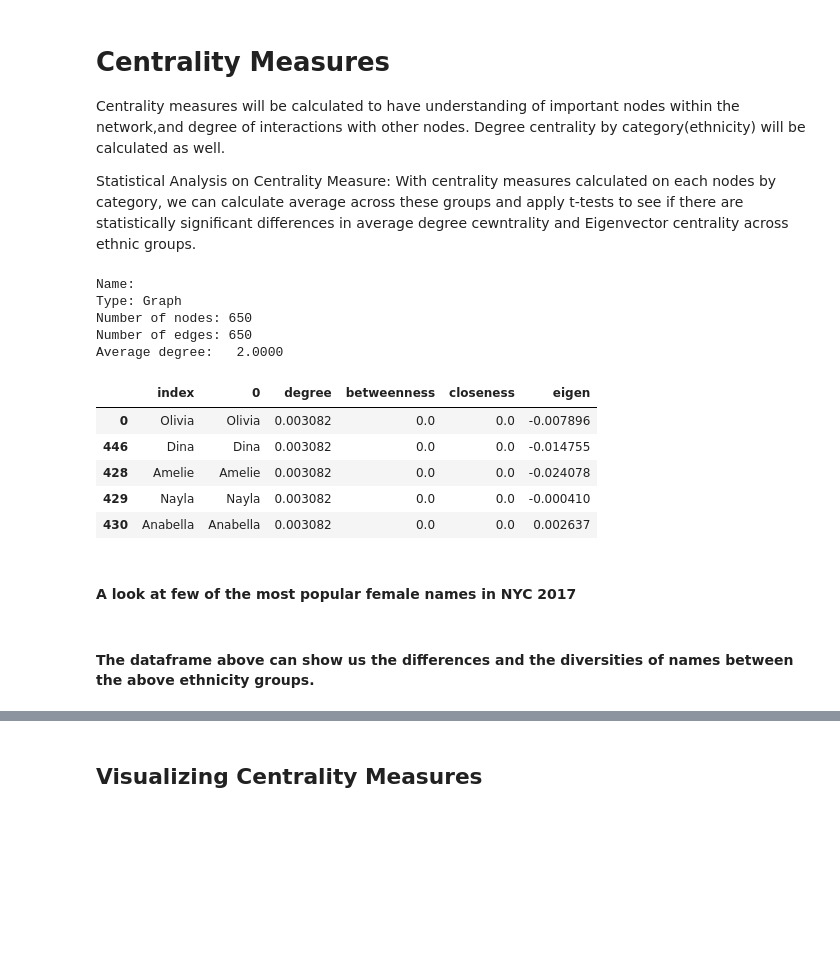
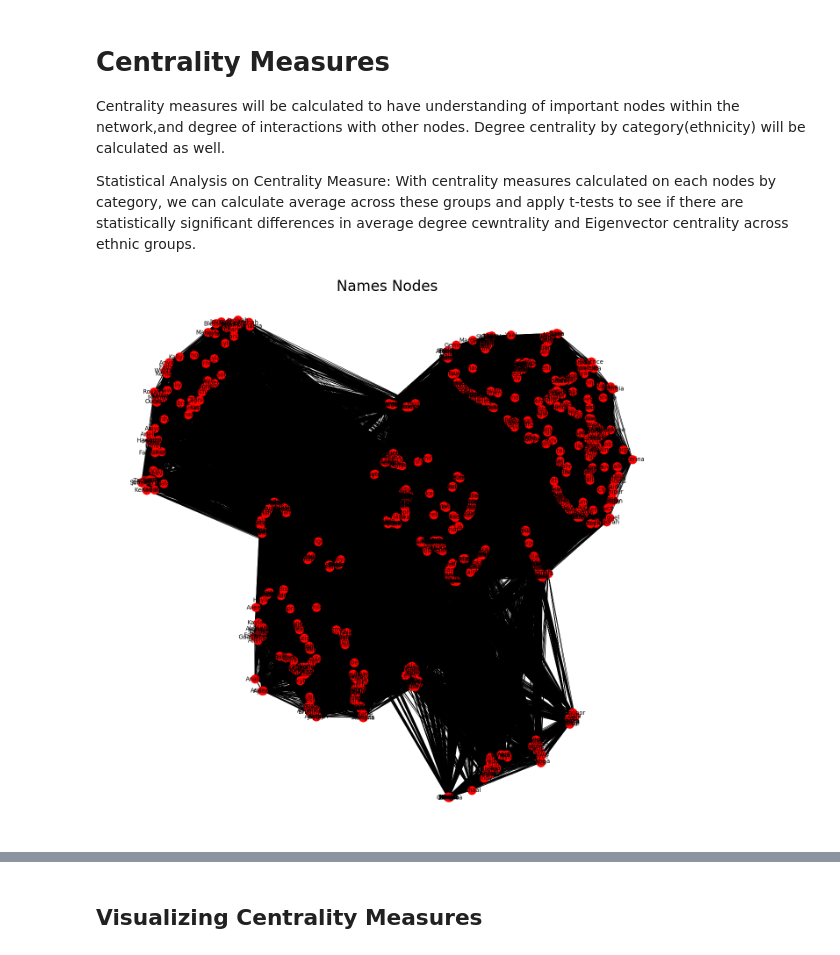
Before and after one commit to akarimhammoud/DATA-620, a Jupyter notebook: Week_3_project_1/Project 1 Centrality measures V2.ipynb, the cells around one changed output, grey strips where cells are left out. Drawn from its saved outputs; the diff is of its cells as text; code cells hidden in the pictures; blank space fills up the shorter version.

```diff
--- a/Week_3_project_1/Project 1 Centrality measures V2.ipynb
+++ b/Week_3_project_1/Project 1 Centrality measures V2.ipynb
@@ -157,42 +157,29 @@ The graphs also tell us there are few names are more common in certain ethnicite
 Centrality measures will be calculated to have understanding of important nodes within the network,and degree of interactions with other nodes. Degree centrality by category(ethnicity) will be calculated as well.
 
 Statistical Analysis on Centrality Measure: With centrality measures calculated on each nodes by category, we can calculate average across these groups and apply t-tests to see if there are statistically significant differences in average degree cewntrality and Eigenvector centrality across ethnic groups.
-# %%
-#Network with ethnicity as nodes
-G1 = net.Graph()
-G1 = net.from_pandas_edgelist(df, source= 'nm', target='nm',edge_attr=True)
-
-#add the attributes
-net.set_node_attributes(G1, df['rnk'], 'rank')
-net.set_node_attributes(G1, df['cnt'], 'count')
-print(net.info(G1))
-# %% [output]
-Name:
-Type: Graph
-Number of nodes: 650
-Number of edges: 650
-Average degree:   2.0000
-# %%
-#### create dataframe of graph centrality measures
-cm1 = pd.DataFrame(G1)
-
-cm1['degree'] = net.degree_centrality(G1).values()
-cm1['betweenness'] = net.betweenness_centrality(G1).values()
-cm1['closeness'] = net.closeness_centrality(G1).values()
-cm1['eigen'] = net.eigenvector_centrality_numpy(G1).values()
-cm1.index = list(G1)
-
-# view centrality measures across ethnicities
-dat1 = cm1.reset_index()
-dat1.sort_values('degree' ,ascending = False).head(5)
-# %% [output]
-|  | index | 0 | degree | betweenness | closeness | eigen |
-| 0 | Olivia | Olivia | 0.003082 | 0.0 | 0.0 | -0.007896 |
-| 446 | Dina | Dina | 0.003082 | 0.0 | 0.0 | -0.014755 |
-| 428 | Amelie | Amelie | 0.003082 | 0.0 | 0.0 | -0.024078 |
-| 429 | Nayla | Nayla | 0.003082 | 0.0 | 0.0 | -0.000410 |
-| 430 | Anabella | Anabella | 0.003082 | 0.0 | 0.0 | 0.002637 |
-# %% [markdown]
-#### A look at few of the most popular female names in NYC 2017
-# %% [markdown]
-#### The dataframe above can show us the differences and the diversities of names between the above ethnicity groups.
+# %%
+from networkx.algorithms import bipartite as bi
+
+names = list(df.nm)
+ethnicity = list(df.ethcty)
+
+# Names
+nmnet = bi.weighted_projected_graph(G, names)
+
+# Ethnicites
+ethnet = bi.weighted_projected_graph(G, ethnicity)
+
+#Visualize names network
+posnm = nx.spring_layout(nmnet)
+plt.figure(num=None, figsize=(20, 20), dpi=80)
+plt.axis('off')
+fig = plt.figure(1)
+net.draw_networkx_nodes(nmnet,posnm, node_color = 'r')
+net.draw_networkx_edges(nmnet,posnm, node_color = 'r')
+net.draw_networkx_labels(nmnet,posnm)
+plt.title('Names Nodes', fontsize = 30)
+
+cut = 1.00
+plt.show()
+# %% [output]
+[figure, added]
```
Also changed, not shown: parts of 13 cells of this notebook.
